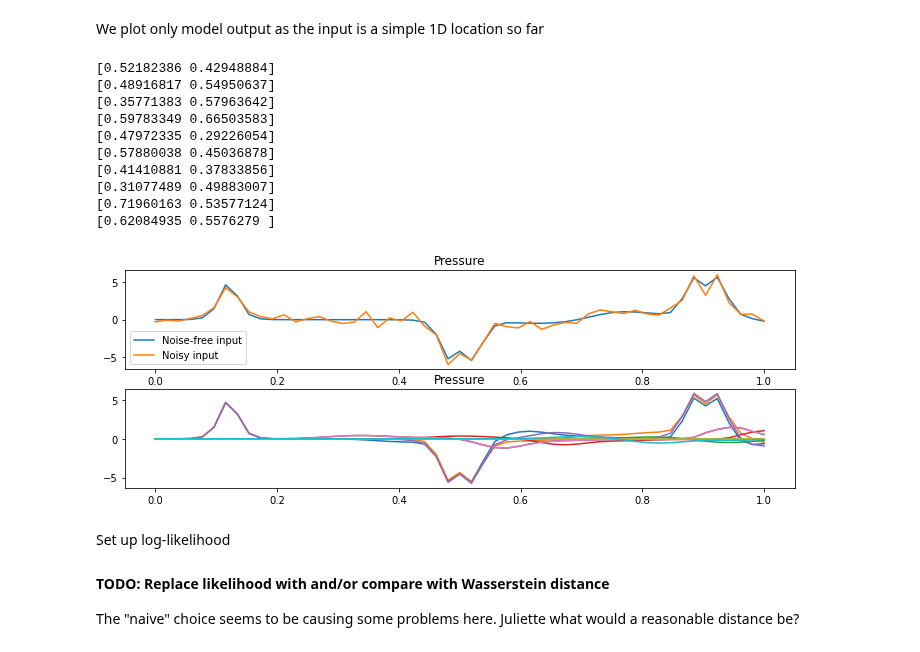
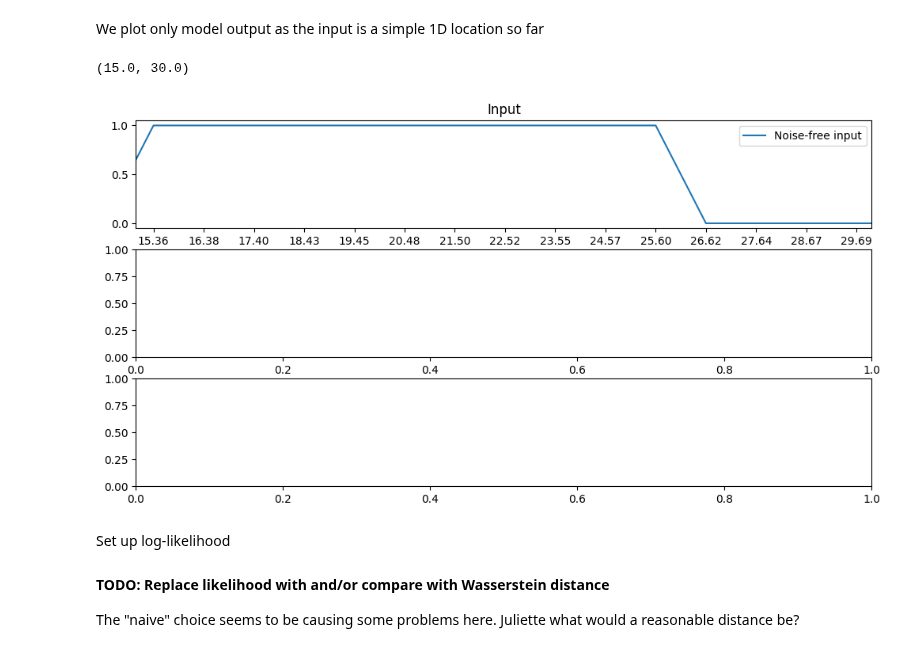
Before and after one commit to UM-Bridge/benchmarks, a Jupyter notebook: models/acoustic_gravity/tinyDA-acoustic.ipynb, the cells around one changed output. Saved outputs shown, nothing was run; the diff lists cells and outputs as text; code cells hidden in the pictures.

Commit message:
fix model evaluation

```diff
--- a/models/acoustic_gravity/tinyDA-acoustic.ipynb
+++ b/models/acoustic_gravity/tinyDA-acoustic.ipynb
@@ -135,35 +223,33 @@ d = d_true + np.random.normal(loc=0, scale=sigma_noise, size=ny)
 We plot only model output as the input is a simple 1D location so far
 # %%
 # plot the model output
-fig, ax = plt.subplots(nrows=2, ncols=1, figsize=(12,4))
+fig, ax = plt.subplots(nrows=3, ncols=1, figsize=(12,6))
+
+# Plot the exact input
+ax[0].set_title('Input')
+x=np.linspace(0,nx, nx)
+ax[0].plot(x,exact, label='Noise-free input')
+ax[0].legend()
+ax[0].set_xlim(15,30)
 
 # plot the time series of pressure
-t = np.linspace(0,1,ny)
-ax[0].set_title('Pressure')
-ax[0].plot(t,d_true, label='Noise-free input')
-ax[0].plot(t,d, label='Noisy input')
-ax[0].legend()
+# t = np.linspace(0,1,ny)
+# ax[1].set_title('Pressure')
+# ax[1].plot(t,d_true, label='Noise-free input')
+# ax[1].plot(t,d, label='Noisy input')
+# ax[1].legend()
 
-ax[1].set_title('Pressure')
-# Plot 10 random samples
-for x in range(10):
-    log = my_prior.rvs()
-    d_sample = my_model(log)
-    print(log)
-    ax[1].plot(t, d_sample, label='samples')
-plt.show()
+# ax[2].set_title('Pressure')
+# # Plot 10 random samples
+# for x in range(5):
+#     log = my_prior.rvs()
+#     d_sample = my_model(log)
+#     print(log)
+#     ax[2].plot(t, d_sample, label='samples')
+# plt.show()
 # %% [output]
-[0.52182386 0.42948884]
-[0.48916817 0.54950637]
-[0.35771383 0.57963642]
-[0.59783349 0.66503583]
-[0.47972335 0.29226054]
-[0.57880038 0.45036878]
-[0.41410881 0.37833856]
-[0.31077489 0.49883007]
-[0.71960163 0.53577124]
-[0.62084935 0.5576279 ]
+(15.0, 30.0)
-[figure, old version]
+[figure, new version]
 # %% [markdown]
 Set up log-likelihood
 
```
Also changed, not shown: parts of 19 cells of this notebook, 2 other files.
